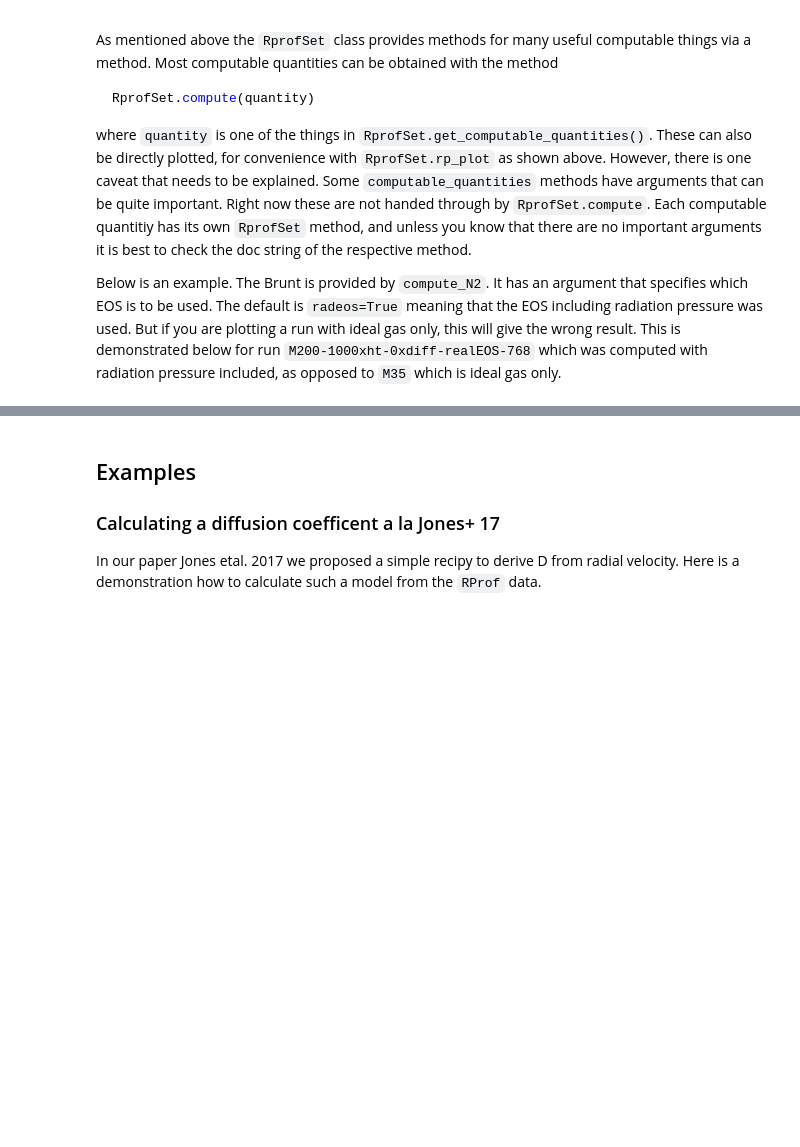
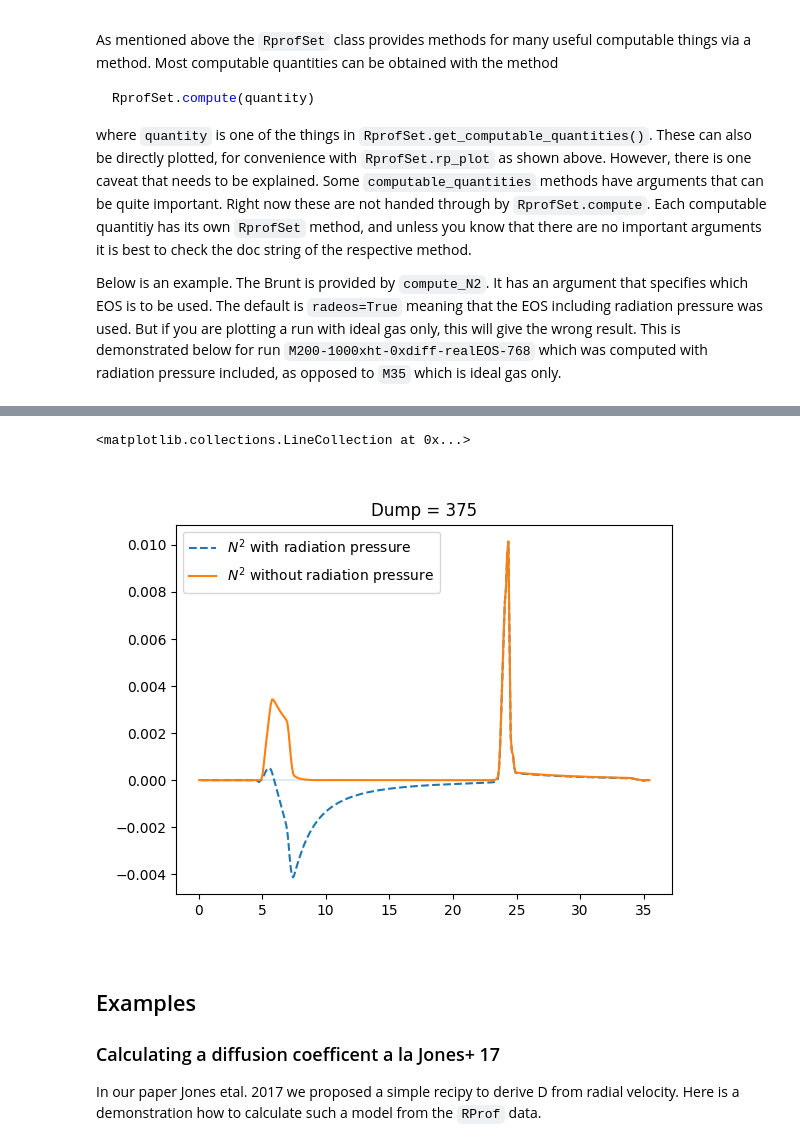
Before and after one commit to PPMstar/PPMnotebooks, a Jupyter notebook: Demos/rprof_demo.ipynb, the cells around one changed output, grey strips where cells are left out. Drawn from its saved outputs; the diff is of its cells as text; code cells hidden in the pictures; blank space fills up the shorter version.

```diff
--- a/Demos/rprof_demo.ipynb
+++ b/Demos/rprof_demo.ipynb
@@ -210,9 +375,15 @@ R = rp_set.get('R',dump)
 # %%
-ifig =7 ; close(ifig); figure(ifig)
-plot(R,N2,'--',label="$N^2$ with radiation pressure")
-plot(R,N2_gas,'-',label="$N^2$ without radiation pressure")
-legend();title("Dump = "+str(dump))
-hlines(0,2500,0,lw=0.2)
+ifig = 7
+close(ifig)
+figure(ifig)
+plot(R, N2, "--", label="$N^2$ with radiation pressure")
+plot(R, N2_gas, "-", label="$N^2$ without radiation pressure")
+legend()
+title("Dump = " + str(dump))
+hlines(0, 23, 0, lw=0.2)
+# %% [output]
+<matplotlib.collections.LineCollection at 0x...>
+[figure, added]
 # %% [markdown]
 ## Examples
 
```
Also changed, not shown: parts of 36 cells of this notebook.
